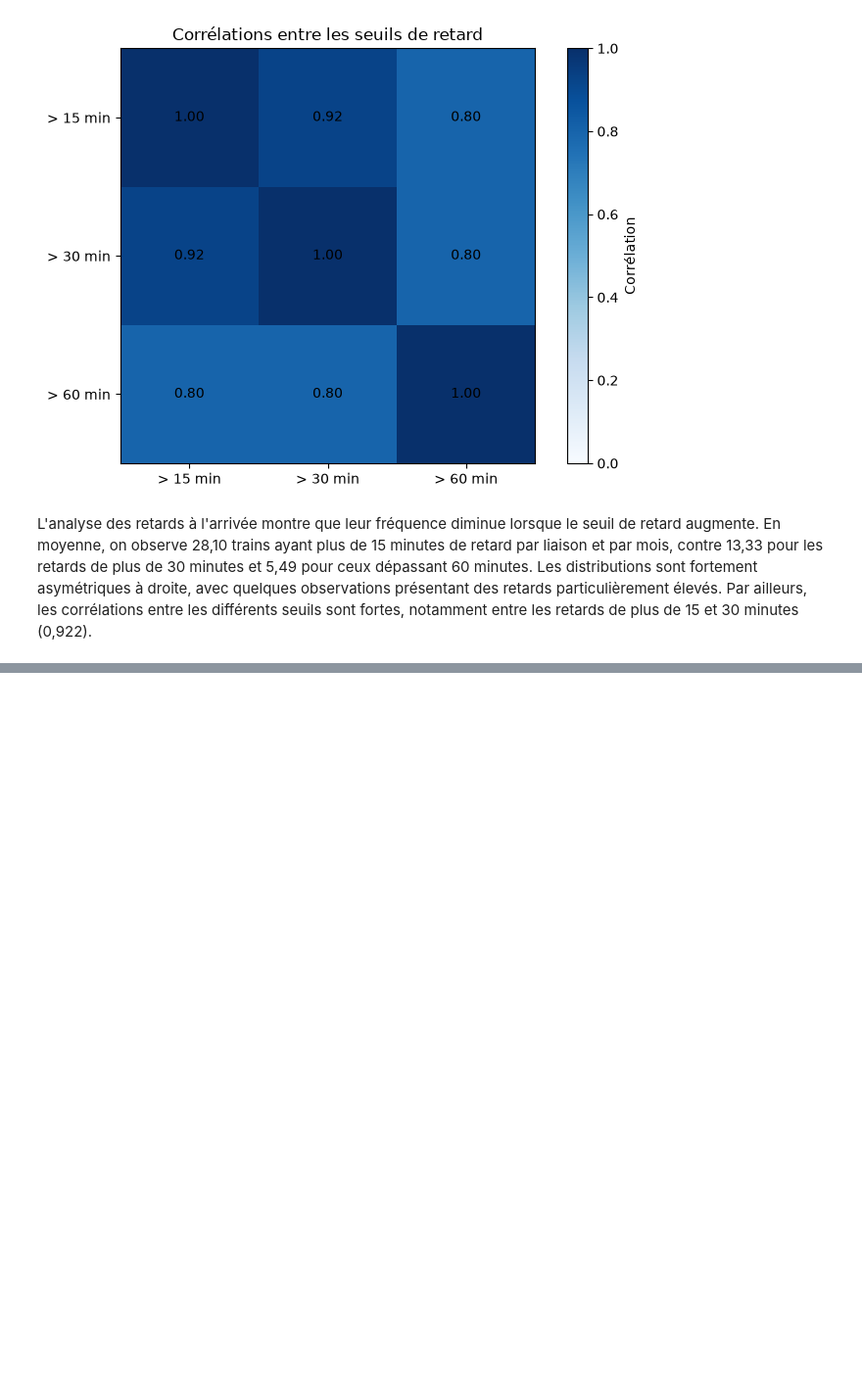
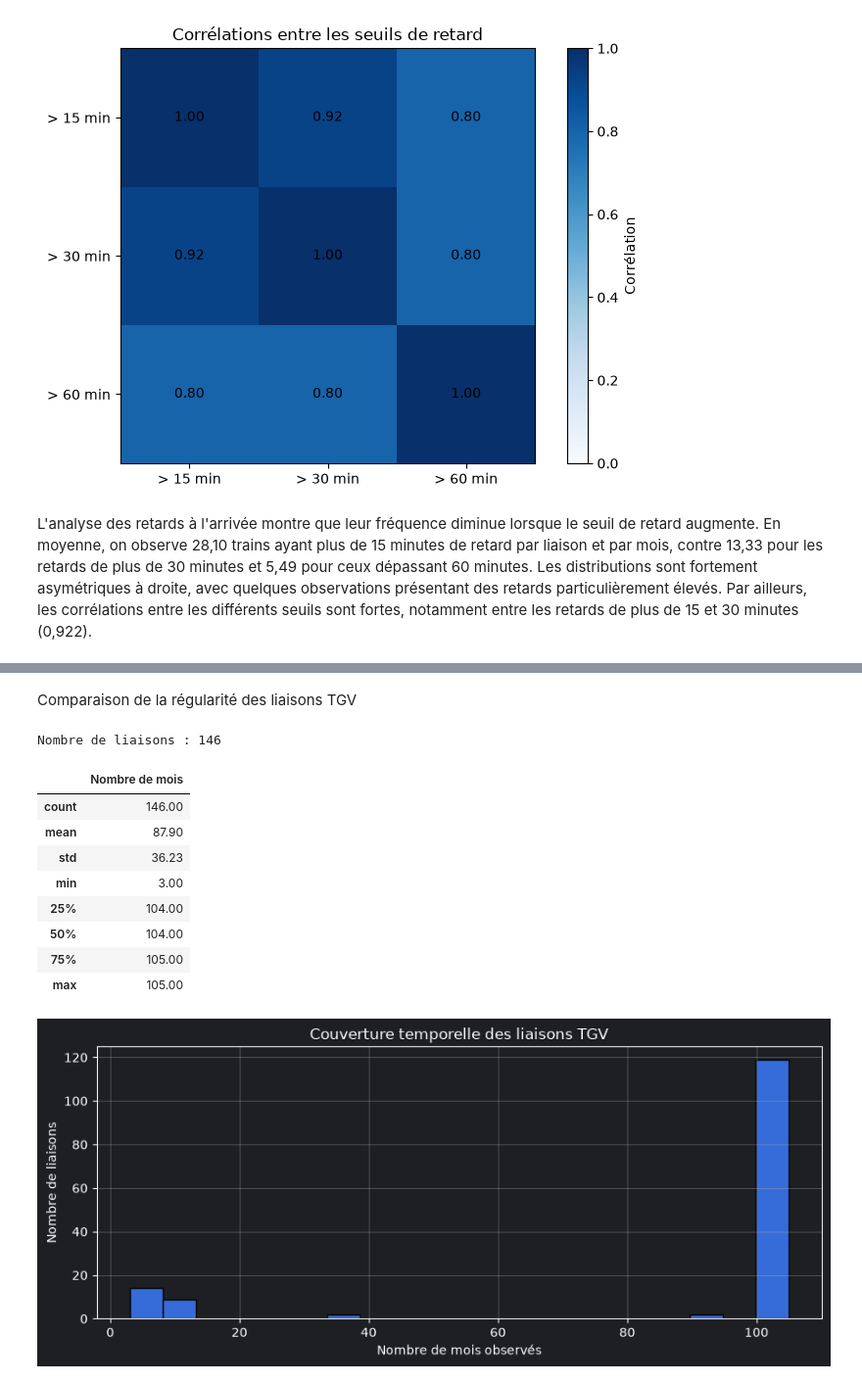
Before and after one commit to ghislainzeufack-prog/RailInsight-SNCF, a Jupyter notebook: notebooks/exploration_sncf_simple.ipynb, the cells around one changed output, grey strips where cells are left out. Shown at 98% size. Drawn from its saved outputs; the diff is of its cells as text; code cells hidden in the pictures; blank space fills up the shorter version.

Commit message:
feat: completer l'EDA et le classement des liaisons TGV

```diff
--- a/notebooks/exploration_sncf_simple.ipynb
+++ b/notebooks/exploration_sncf_simple.ipynb
@@ -393,0 +464,34 @@ Toutes les cellules de code ont ?t? ex?cut?es. Aucun mod?le entra?n? ; donn?es b
+# %% [markdown]
+Comparaison de la régularité des liaisons TGV
+# %%
+# Couverture temporelle des liaisons TGV
+cles_liaison = ["Service", "Gare de départ", "Gare d'arrivée"]
+
+couverture = (
+    analyse.groupby(cles_liaison)["Mois"]
+    .nunique()
+)
+
+print("Nombre de liaisons :", len(couverture))
+display(couverture.describe().round(2).to_frame("Nombre de mois"))
+
+# Distribution du nombre de mois disponibles
+couverture.hist(bins=20, figsize=(9, 4), edgecolor="black")
+
+plt.title("Couverture temporelle des liaisons TGV")
+plt.xlabel("Nombre de mois observés")
+plt.ylabel("Nombre de liaisons")
+plt.tight_layout()
+plt.show()
+# %% [output]
+Nombre de liaisons : 146
+|  | Nombre de mois |
+| count | 146.00 |
+| mean | 87.90 |
+| std | 36.23 |
+| min | 3.00 |
+| 25% | 104.00 |
+| 50% | 104.00 |
+| 75% | 105.00 |
+| max | 105.00 |
+[figure, added]
```
Also changed, not shown: parts of 24 cells of this notebook.
